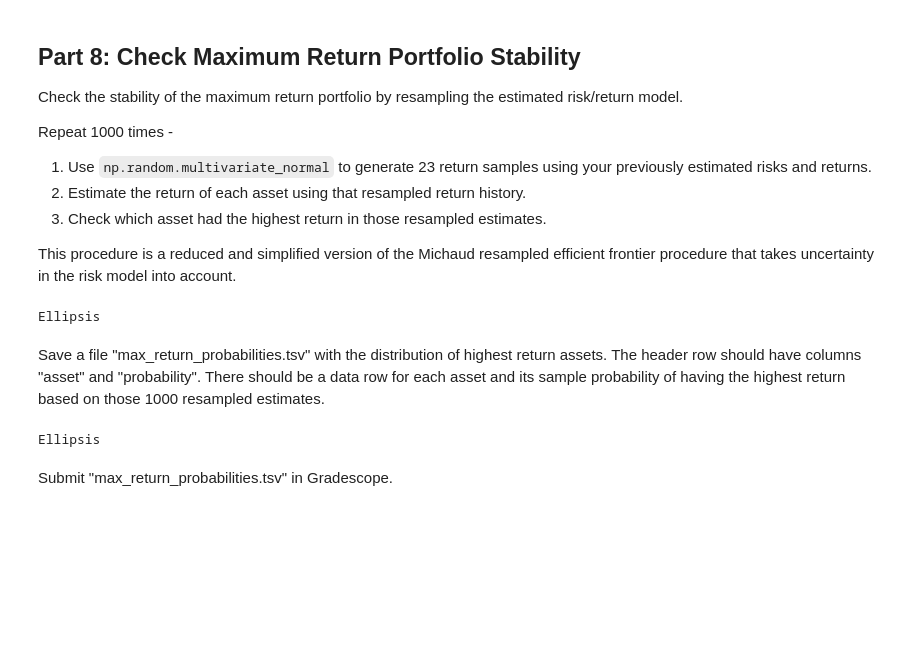
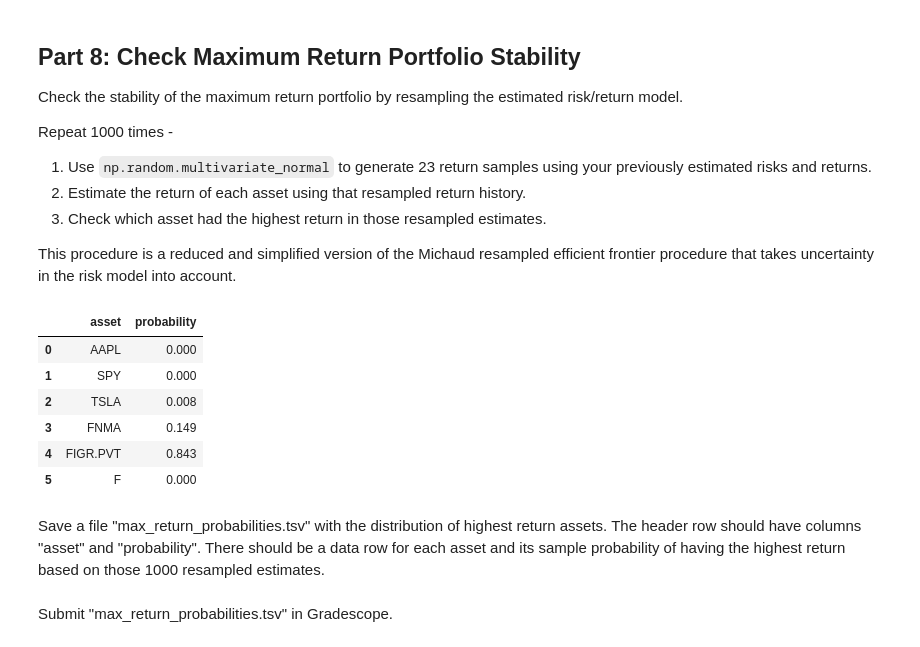
Before and after one commit to cfornesa/dx704-project-01, a Jupyter notebook: project.ipynb, the cells around one changed output. Cells and saved outputs as stored; diff of their text form; code cells hidden in the pictures; blank space fills up the shorter version.

```diff
--- a/project.ipynb
+++ b/project.ipynb
@@ -370,12 +370,51 @@ Repeat 1000 times -
 3. Check which asset had the highest return in those resampled estimates.
 
 This procedure is a reduced and simplified version of the Michaud resampled efficient frontier procedure that takes uncertainty in the risk model into account.
-# %%
-# YOUR CHANGES HERE
-
-...
-# %% [output]
-Ellipsis
+# %%
+# YOUR CHANGES HERE
+
+np.random.seed(704_1)
+
+mu = estimated_returns['estimated_return'].to_numpy()
+
+# Simulation setup
+n_sims = 1000
+n_samples = 23
+
+# Random Generator
+range = np.random.default_rng(7041)
+
+# Draw the returns
+draws = range.multivariate_normal(mean=mu, cov=sigma, size=(n_sims, n_samples))
+
+# Get the means for each draw per-asset
+sample_means = draws.mean(axis=1)
+
+# Get the winning asset from each simulation
+winners_index = sample_means.argmax(axis=1)
+
+# Count the wins and compute the stability of the theoretical portfolio tailored for maximum return
+index_max = int(mu.argmax())
+wins = np.bincount(winners_index, minlength=len(assets))
+stability = wins[index_max] / n_sims
+
+# Table of maximum return predictions
+winner_table = (
+    pd.DataFrame({'asset': assets, 'wins': wins})
+        .assign(probability=lambda d: d['wins'] / n_sims)
+        .drop('wins', axis=1)
+        .reset_index(drop=True)
+)
+
+winner_table
+# %% [output]
+|  | asset | probability |
+| 0 | AAPL | 0.000 |
+| 1 | SPY | 0.000 |
+| 2 | TSLA | 0.008 |
+| 3 | FNMA | 0.149 |
+| 4 | FIGR.PVT | 0.843 |
+| 5 | F | 0.000 |
 # %% [markdown]
 Save a file "max_return_probabilities.tsv" with the distribution of highest return assets.
 The header row should have columns "asset" and "probability".
@@ -383,9 +422,7 @@ There should be a data row for each asset and its sample probability of having t
 # %%
 # YOUR CHANGES HERE
 
-...
+winner_table.to_csv('max_return_probabilities.tsv', sep='\t', index=False)
-# %% [output]
-Ellipsis
 # %% [markdown]
 Submit "max_return_probabilities.tsv" in Gradescope.
 # %% [markdown]
```
Also changed, not shown: parts of 7 cells of this notebook, 9 other files.
